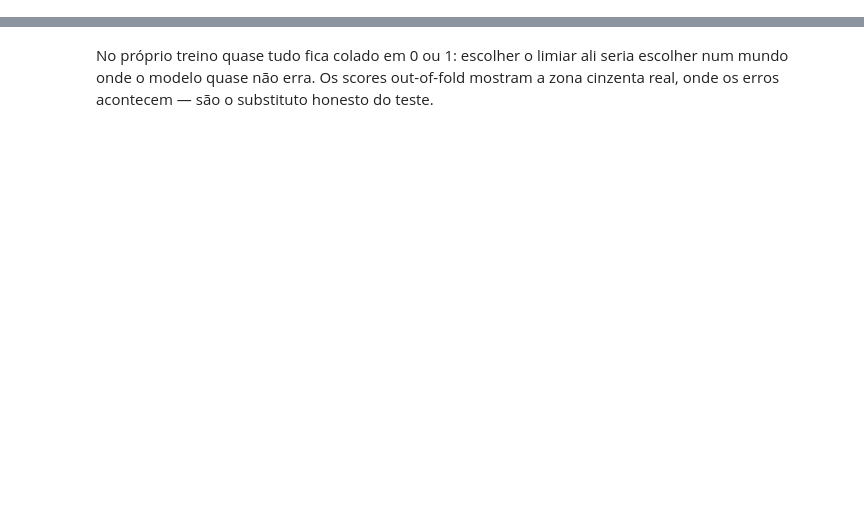
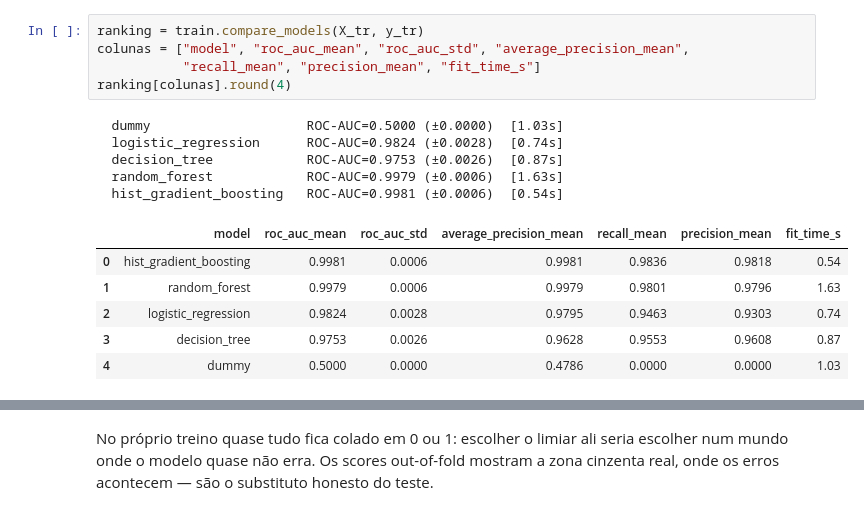
Before and after one commit to IsaqueCosta1/Phishing_Detector, a Jupyter notebook: notebooks/02_modelagem_e_avaliacao.ipynb, the cells around one changed output, grey strips where cells are left out. Drawn from its saved outputs; the diff is of its cells as text; blank space fills up the shorter version.

```diff
--- a/notebooks/02_modelagem_e_avaliacao.ipynb
+++ b/notebooks/02_modelagem_e_avaliacao.ipynb
@@ -21,0 +45,17 @@ Treino: 7664 | Teste: 1917 (trancado)
+# %%
+ranking = train.compare_models(X_tr, y_tr)
+colunas = ["model", "roc_auc_mean", "roc_auc_std", "average_precision_mean",
+           "recall_mean", "precision_mean", "fit_time_s"]
+ranking[colunas].round(4)
+# %% [output]
+  dummy                    ROC-AUC=0.5000 (±0.0000)  [1.03s]
+  logistic_regression      ROC-AUC=0.9824 (±0.0028)  [0.74s]
+  decision_tree            ROC-AUC=0.9753 (±0.0026)  [0.87s]
+  random_forest            ROC-AUC=0.9979 (±0.0006)  [1.63s]
+  hist_gradient_boosting   ROC-AUC=0.9981 (±0.0006)  [0.54s]
+|  | model | roc_auc_mean | roc_auc_std | average_precision_mean | recall_mean | precision_mean | fit_time_s |
+| 0 | hist_gradient_boosting | 0.9981 | 0.0006 | 0.9981 | 0.9836 | 0.9818 | 0.54 |
+| 1 | random_forest | 0.9979 | 0.0006 | 0.9979 | 0.9801 | 0.9796 | 1.63 |
+| 2 | logistic_regression | 0.9824 | 0.0028 | 0.9795 | 0.9463 | 0.9303 | 0.74 |
+| 3 | decision_tree | 0.9753 | 0.0026 | 0.9628 | 0.9553 | 0.9608 | 0.87 |
+| 4 | dummy | 0.5000 | 0.0000 | 0.4786 | 0.0000 | 0.0000 | 1.03 |
```
Also changed, not shown: parts of 16 cells of this notebook, 1 other file.
